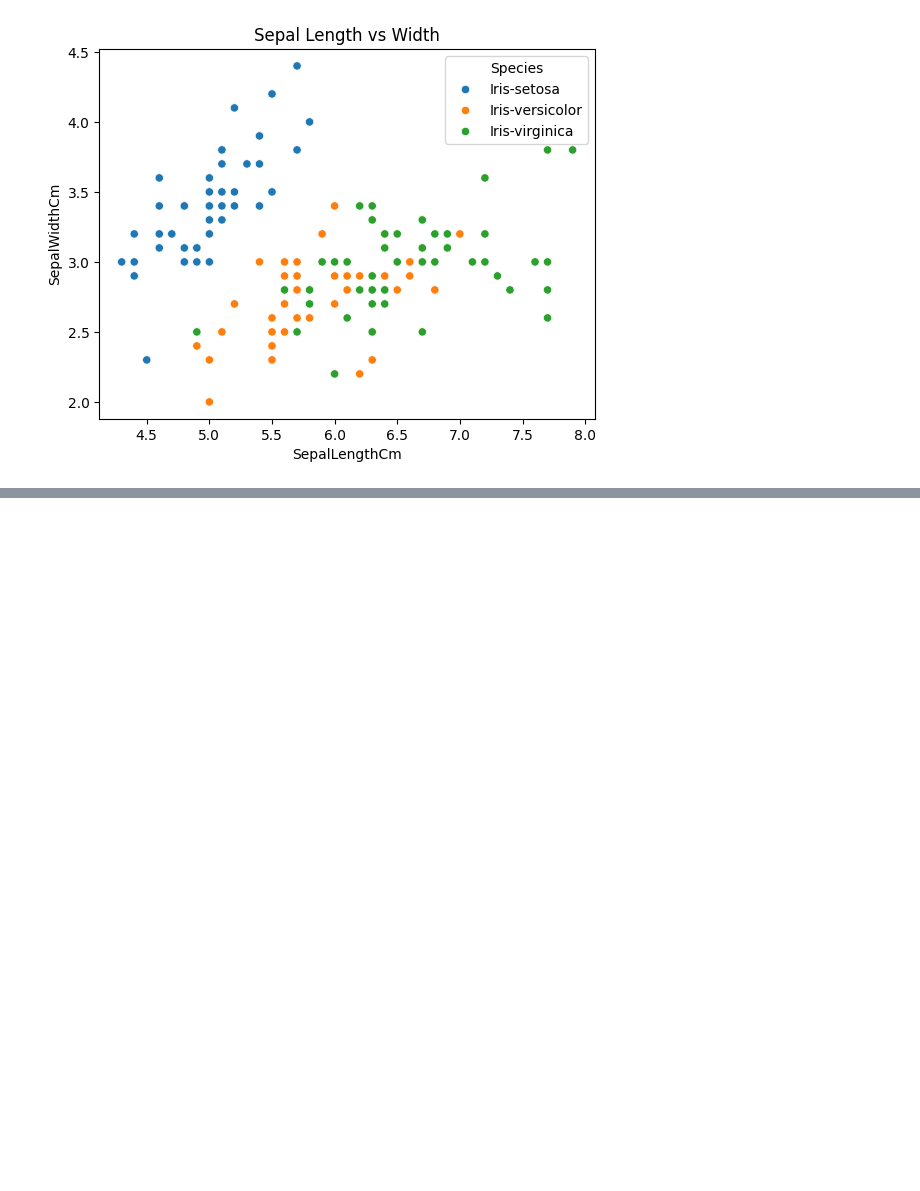
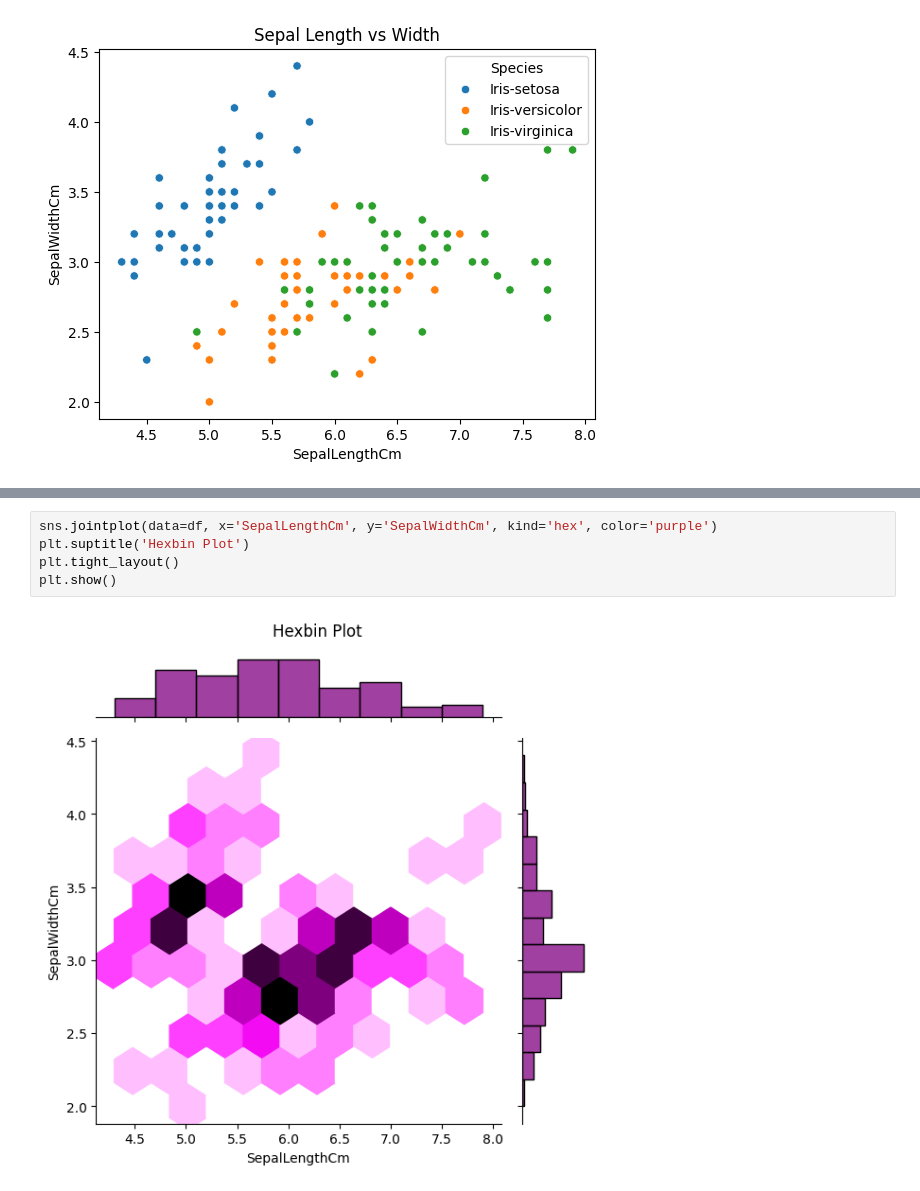
Before and after one commit to mekaviraj/ML_sem5, a Jupyter notebook: ml_lab_sem5.ipynb, the cells around one changed output, grey strips where cells are left out. Cells and saved outputs as stored; diff of their text form; blank space fills up the shorter version.

```diff
--- a/ml_lab_sem5.ipynb
+++ b/ml_lab_sem5.ipynb
@@ -413,0 +428,7 @@ plt.show()
+# %%
+sns.jointplot(data=df, x='SepalLengthCm', y='SepalWidthCm', kind='hex', color='purple')
+plt.suptitle('Hexbin Plot')
+plt.tight_layout()
+plt.show()
+# %% [output]
+[figure, added]
```
Also changed, not shown: parts of 9 cells of this notebook.
